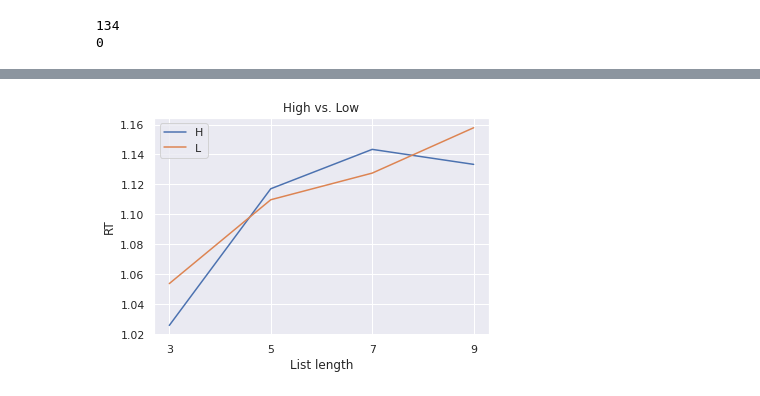
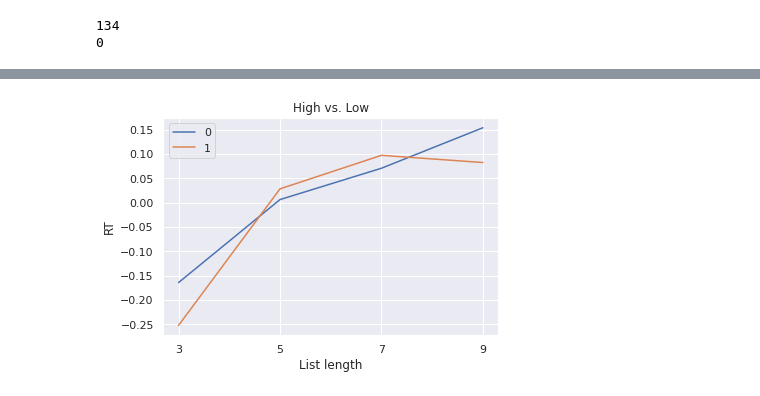
Before and after one commit to cristinarainich/Sternberg_analysis, a Jupyter notebook: EEG_dataset.ipynb, the cells around one changed output, grey strips where cells are left out. Cells and saved outputs as stored; diff of their text form; code cells hidden in the pictures.

```diff
--- a/EEG_dataset.ipynb
+++ b/EEG_dataset.ipynb
@@ -611,0 +764,11 @@ pl.title('Words vs. non-words');
+# %%
+pl.figure()
+words_nonwords = only_match.groupby(['Lex', 'Length'])[['stdRT']].mean().reset_index()
+for i in words_nonwords.Lex.unique():
+  x = words_nonwords[words_nonwords['Lex'] == i]
+  pl.plot(x.Length, x.stdRT)
+pl.xticks(x.Length)
+pl.xlabel('List length')
+pl.ylabel('RT')
+pl.legend(words_nonwords.Lex.unique())
+pl.title('Words vs. non-words only match');
@@ -611,0 +777,11 @@ pl.title('Words vs. non-words');
+# %%
+pl.figure()
+words_nonwords = only_mismatch.groupby(['Lex', 'Length'])[['stdRT']].mean().reset_index()
+for i in words_nonwords.Lex.unique():
+  x = words_nonwords[words_nonwords['Lex'] == i]
+  pl.plot(x.Length, x.stdRT)
+pl.xticks(x.Length)
+pl.xlabel('List length')
+pl.ylabel('RT')
+pl.legend(words_nonwords.Lex.unique())
+pl.title('Words vs. non-words only mismatch');
@@ -612,26 +790,13 @@ pl.title('Words vs. non-words');
 # %%
-high_low = subset.copy()
-new_names = []
-names = high_low.ProbeCategory.values
-for i in names:
-  if 'low' in i:
-    new_names.append('L')
-  elif 'high' in i:
-    new_names.append('H')
-  else:
-    print('Check', i)
-    break
-high_low['ProbeCategory'] = new_names
-
 pl.figure()
-high_low = high_low.groupby(['ProbeCategory', 'Length'])[['ReactionTime']].mean().reset_index()
-for i in high_low.ProbeCategory.unique():
-  x = high_low[high_low['ProbeCategory'] == i]
-  pl.plot(x.Length, x.ReactionTime)
+high_low = eeg_no_outliers.groupby(['Phono', 'Length'])[['stdRT']].mean().reset_index()
+for i in high_low.Phono.unique():
+  x = high_low[high_low['Phono'] == i]
+  pl.plot(x.Length, x.stdRT)
 pl.xticks(x.Length)
 pl.xlabel('List length')
 pl.ylabel('RT')
-pl.legend(high_low.ProbeCategory.unique())
+pl.legend(high_low.Phono.unique())
 pl.title('High vs. Low');
 # %% [output]
-[figure, old version]
+[figure, new version]
```
Also changed, not shown: parts of 99 cells of this notebook.
